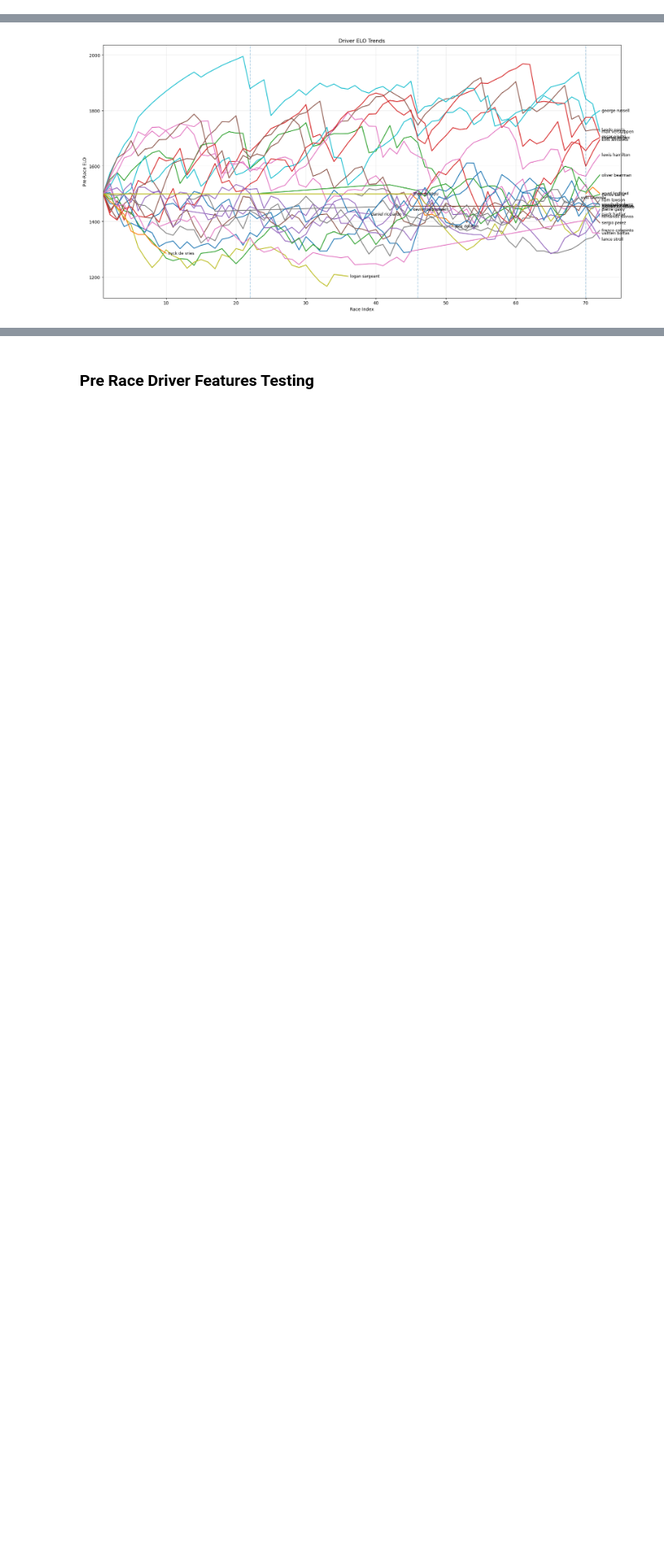
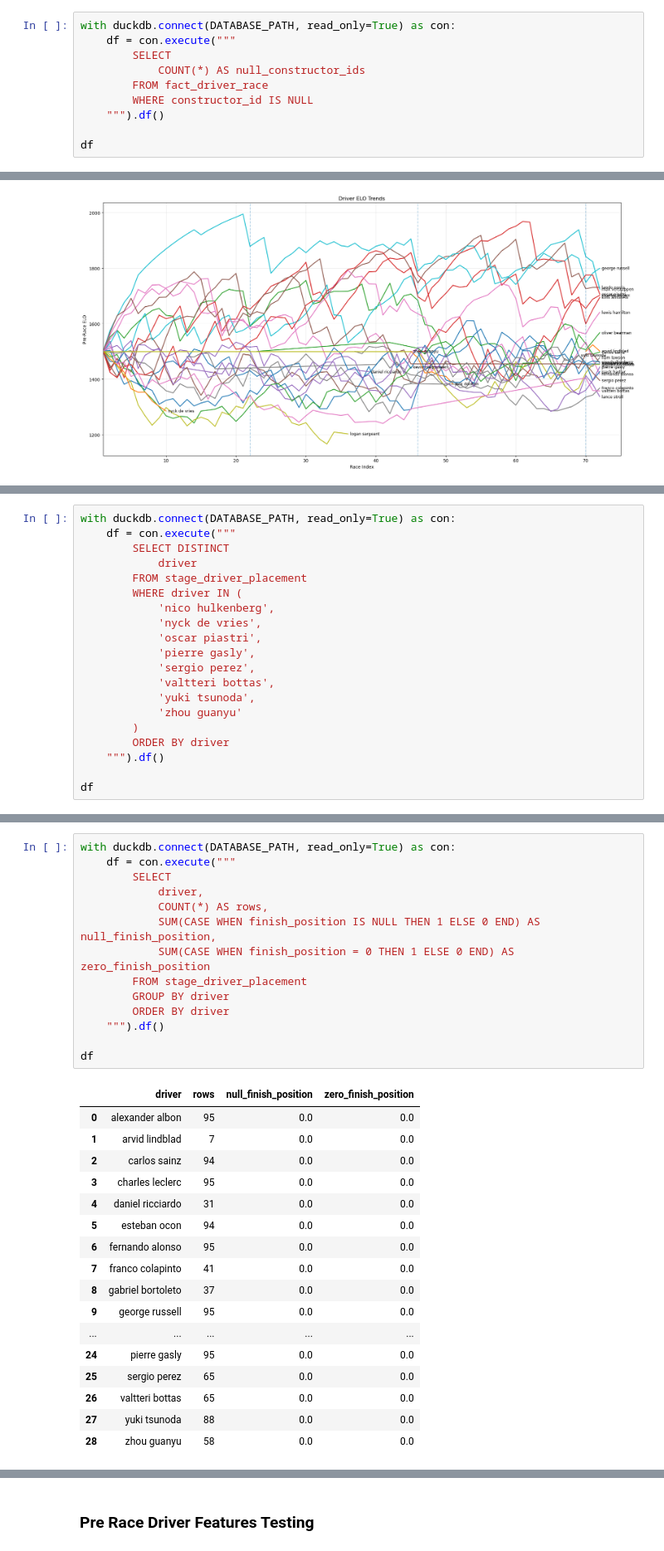
Before and after one commit to jguptil1/F1Fantasy, a Jupyter notebook: src/ingestion/database_testing.ipynb, the cells around one changed output, grey strips where cells are left out. Shown at 83% size. Drawn from its saved outputs; the diff is of its cells as text; blank space fills up the shorter version.

```diff
--- a/src/ingestion/database_testing.ipynb
+++ b/src/ingestion/database_testing.ipynb
@@ -954,0 +1184,10 @@ sample
+# %%
+with duckdb.connect(DATABASE_PATH, read_only=True) as con:
+    df = con.execute("""
+        SELECT
+            COUNT(*) AS null_constructor_ids
+        FROM fact_driver_race
+        WHERE constructor_id IS NULL
+    """).df()
+
+df
@@ -1324,0 +1641,20 @@ plt.show()
+# %%
+with duckdb.connect(DATABASE_PATH, read_only=True) as con:
+    df = con.execute("""
+        SELECT DISTINCT
+            driver
+        FROM stage_driver_placement
+        WHERE driver IN (
+            'nico hulkenberg',
+            'nyck de vries',
+            'oscar piastri',
+            'pierre gasly',
+            'sergio perez',
+            'valtteri bottas',
+            'yuki tsunoda',
+            'zhou guanyu'
+        )
+        ORDER BY driver
+    """).df()
+
+df
@@ -1324,0 +1671,32 @@ plt.show()
+# %%
+with duckdb.connect(DATABASE_PATH, read_only=True) as con:
+    df = con.execute("""
+        SELECT
+            driver,
+            COUNT(*) AS rows,
+            SUM(CASE WHEN finish_position IS NULL THEN 1 ELSE 0 END) AS null_finish_position,
+            SUM(CASE WHEN finish_position = 0 THEN 1 ELSE 0 END) AS zero_finish_position
+        FROM stage_driver_placement
+        GROUP BY driver
+        ORDER BY driver
+    """).df()
+
+df
+# %% [output]
+|  | driver | rows | null_finish_position | zero_finish_position |
+| 0 | alexander albon | 95 | 0.0 | 0.0 |
+| 1 | arvid lindblad | 7 | 0.0 | 0.0 |
+| 2 | carlos sainz | 94 | 0.0 | 0.0 |
+| 3 | charles leclerc | 95 | 0.0 | 0.0 |
+| 4 | daniel ricciardo | 31 | 0.0 | 0.0 |
+| 5 | esteban ocon | 94 | 0.0 | 0.0 |
+| 6 | fernando alonso | 95 | 0.0 | 0.0 |
+| 7 | franco colapinto | 41 | 0.0 | 0.0 |
+| 8 | gabriel bortoleto | 37 | 0.0 | 0.0 |
+| 9 | george russell | 95 | 0.0 | 0.0 |
+| ... | ... | ... | ... | ... |
+| 24 | pierre gasly | 95 | 0.0 | 0.0 |
+| 25 | sergio perez | 65 | 0.0 | 0.0 |
+| 26 | valtteri bottas | 65 | 0.0 | 0.0 |
+| 27 | yuki tsunoda | 88 | 0.0 | 0.0 |
+| 28 | zhou guanyu | 58 | 0.0 | 0.0 |
```
Also changed, not shown: parts of 22 cells of this notebook, 5 other files.
